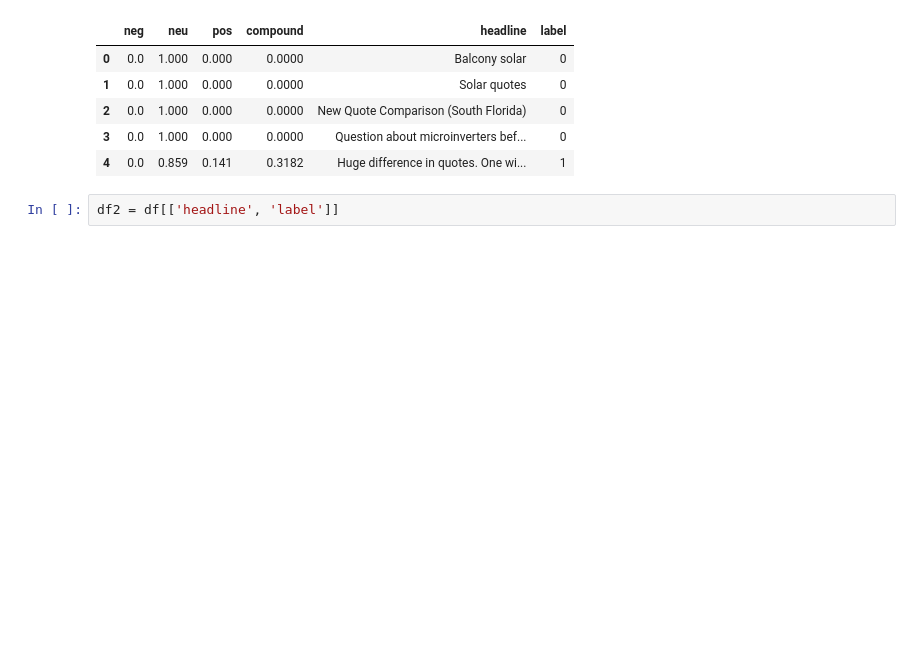
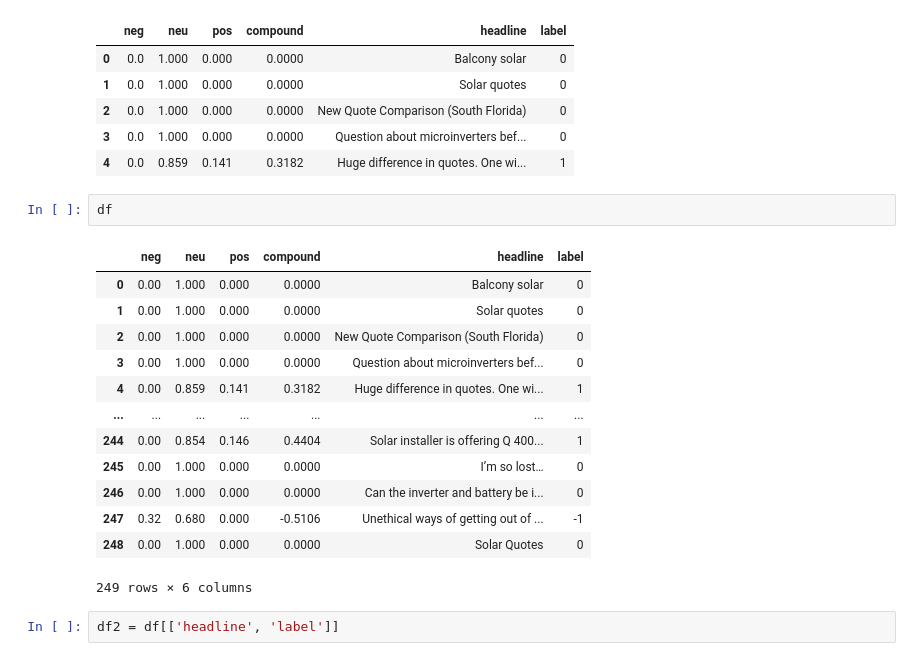
Before and after one commit to tkillip7/INST414, a Jupyter notebook: final.ipynb, the cells around one changed output. Cells and saved outputs as stored; diff of their text form; blank space fills up the shorter version.

```diff
--- a/final.ipynb
+++ b/final.ipynb
@@ -108,6 +108,22 @@ df.head()
 | 2 | 0.0 | 1.000 | 0.000 | 0.0000 | New Quote Comparison (South Florida) | 0 |
 | 3 | 0.0 | 1.000 | 0.000 | 0.0000 | Question about microinverters bef... | 0 |
 | 4 | 0.0 | 0.859 | 0.141 | 0.3182 | Huge difference in quotes. One wi... | 1 |
+# %%
+df
+# %% [output]
+|  | neg | neu | pos | compound | headline | label |
+| 0 | 0.00 | 1.000 | 0.000 | 0.0000 | Balcony solar | 0 |
+| 1 | 0.00 | 1.000 | 0.000 | 0.0000 | Solar quotes | 0 |
+| 2 | 0.00 | 1.000 | 0.000 | 0.0000 | New Quote Comparison (South Florida) | 0 |
+| 3 | 0.00 | 1.000 | 0.000 | 0.0000 | Question about microinverters bef... | 0 |
+| 4 | 0.00 | 0.859 | 0.141 | 0.3182 | Huge difference in quotes. One wi... | 1 |
+| ... | ... | ... | ... | ... | ... | ... |
+| 244 | 0.00 | 0.854 | 0.146 | 0.4404 | Solar installer is offering Q 400... | 1 |
+| 245 | 0.00 | 1.000 | 0.000 | 0.0000 | I’m so lost… | 0 |
+| 246 | 0.00 | 1.000 | 0.000 | 0.0000 | Can the inverter and battery be i... | 0 |
+| 247 | 0.32 | 0.680 | 0.000 | -0.5106 | Unethical ways of getting out of ... | -1 |
+| 248 | 0.00 | 1.000 | 0.000 | 0.0000 | Solar Quotes | 0 |
+249 rows × 6 columns
 # %%
 df2 = df[['headline', 'label']]
 # %%
```
Also changed, not shown: parts of 3 cells of this notebook.
